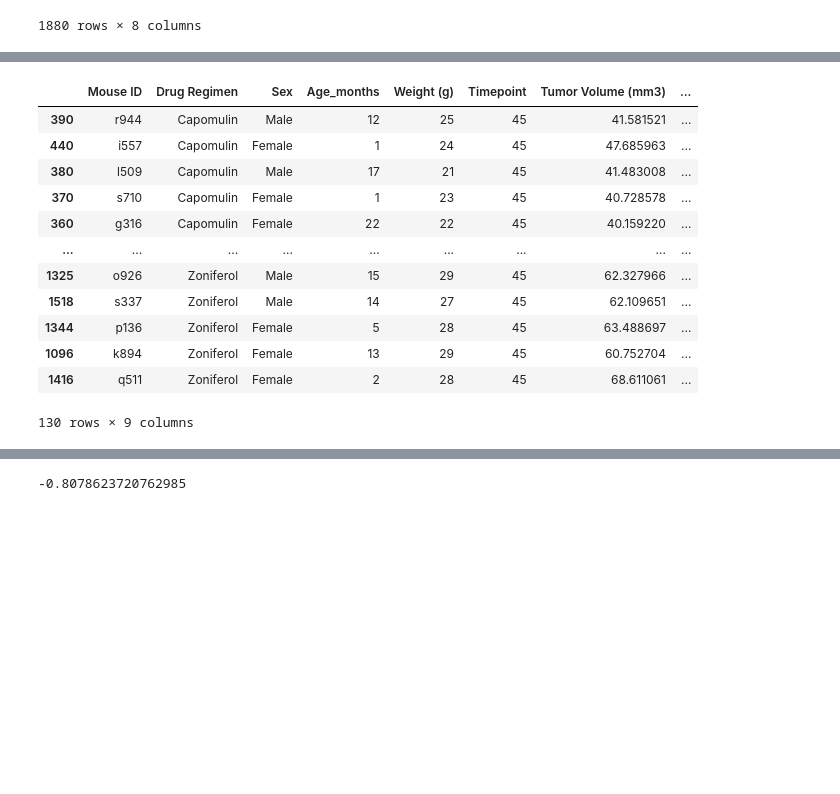
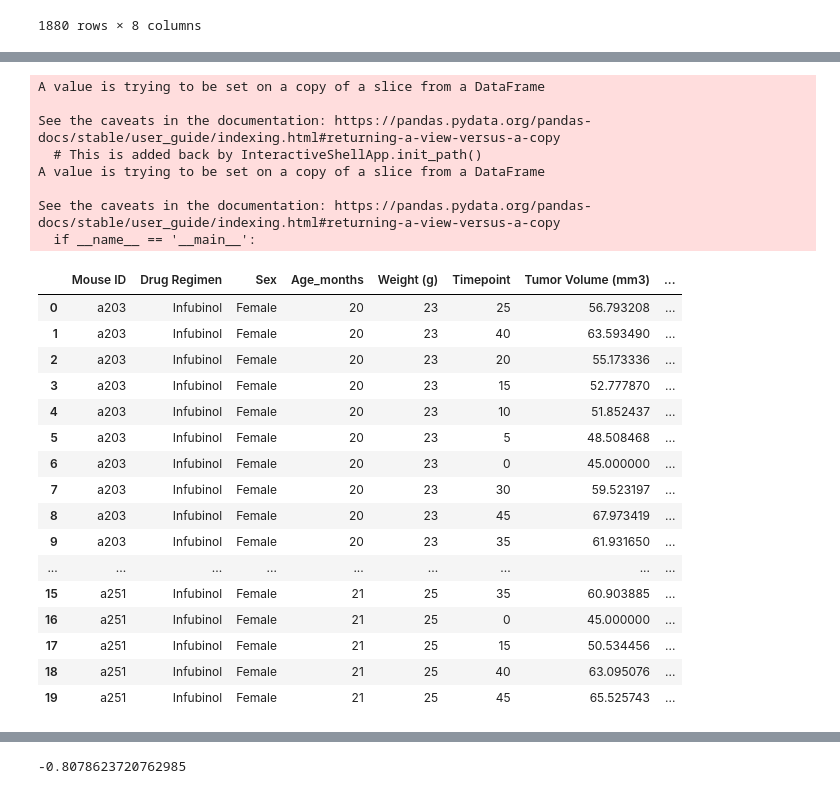
Before and after one commit to kitty-cat-catania/matplotlib-challenge, a Jupyter notebook: main.py.ipynb, the cells around one changed output, grey strips where cells are left out. Cells and saved outputs as stored; diff of their text form; code cells hidden in the pictures; blank space fills up the shorter version.

```diff
--- a/main.py.ipynb
+++ b/main.py.ipynb
@@ -357,16 +271,40 @@ sorted_d3 = data_df3_dropna.sort_values("Drug Regimen")
-# %%
-sorted_d3
-# %% [output]
-|  | Mouse ID | Drug Regimen | Sex | Age_months | Weight (g) | Timepoint | Tumor Volume (mm3) | ... |
-| 390 | r944 | Capomulin | Male | 12 | 25 | 45 | 41.581521 | ... |
-| 440 | i557 | Capomulin | Female | 1 | 24 | 45 | 47.685963 | ... |
-| 380 | l509 | Capomulin | Male | 17 | 21 | 45 | 41.483008 | ... |
-| 370 | s710 | Capomulin | Female | 1 | 23 | 45 | 40.728578 | ... |
-| 360 | g316 | Capomulin | Female | 22 | 22 | 45 | 40.159220 | ... |
-| ... | ... | ... | ... | ... | ... | ... | ... | ... |
-| 1325 | o926 | Zoniferol | Male | 15 | 29 | 45 | 62.327966 | ... |
-| 1518 | s337 | Zoniferol | Male | 14 | 27 | 45 | 62.109651 | ... |
-| 1344 | p136 | Zoniferol | Female | 5 | 28 | 45 | 63.488697 | ... |
-| 1096 | k894 | Zoniferol | Female | 13 | 29 | 45 | 60.752704 | ... |
-| 1416 | q511 | Zoniferol | Female | 2 | 28 | 45 | 68.611061 | ... |
-130 rows × 9 columns
+# %%
+data_df3_dropna["ughwhy"]= ""
+
+for row in range(0,1879):
+    time = data_df3_dropna.Timepoint[row]
+    maxx = data_df3_dropna.MaxTime[row]
+    #print(time)
+    #print(maxx)
+    if (time ==maxx):
+        data_df3_dropna.ughwhy[row]="yep"
+    else:
+        data_df3_dropna.ughwhy[row]='nah'
+
+data_df3_dropna.head(20)
+# %% [output]
+A value is trying to be set on a copy of a slice from a DataFrame
+
+See the caveats in the documentation: https://pandas.pydata.org/pandas-docs/stable/user_guide/indexing.html#returning-a-view-versus-a-copy
+  # This is added back by InteractiveShellApp.init_path()
+A value is trying to be set on a copy of a slice from a DataFrame
+
+See the caveats in the documentation: https://pandas.pydata.org/pandas-docs/stable/user_guide/indexing.html#returning-a-view-versus-a-copy
+  if __name__ == '__main__':
+|  | Mouse ID | Drug Regimen | Sex | Age_months | Weight (g) | Timepoint | Tumor Volume (mm3) | ... |
+| 0 | a203 | Infubinol | Female | 20 | 23 | 25 | 56.793208 | ... |
+| 1 | a203 | Infubinol | Female | 20 | 23 | 40 | 63.593490 | ... |
+| 2 | a203 | Infubinol | Female | 20 | 23 | 20 | 55.173336 | ... |
+| 3 | a203 | Infubinol | Female | 20 | 23 | 15 | 52.777870 | ... |
+| 4 | a203 | Infubinol | Female | 20 | 23 | 10 | 51.852437 | ... |
+| 5 | a203 | Infubinol | Female | 20 | 23 | 5 | 48.508468 | ... |
+| 6 | a203 | Infubinol | Female | 20 | 23 | 0 | 45.000000 | ... |
+| 7 | a203 | Infubinol | Female | 20 | 23 | 30 | 59.523197 | ... |
+| 8 | a203 | Infubinol | Female | 20 | 23 | 45 | 67.973419 | ... |
+| 9 | a203 | Infubinol | Female | 20 | 23 | 35 | 61.931650 | ... |
+| ... | ... | ... | ... | ... | ... | ... | ... | ... |
+| 15 | a251 | Infubinol | Female | 21 | 25 | 35 | 60.903885 | ... |
+| 16 | a251 | Infubinol | Female | 21 | 25 | 0 | 45.000000 | ... |
+| 17 | a251 | Infubinol | Female | 21 | 25 | 15 | 50.534456 | ... |
+| 18 | a251 | Infubinol | Female | 21 | 25 | 40 | 63.095076 | ... |
+| 19 | a251 | Infubinol | Female | 21 | 25 | 45 | 65.525743 | ... |
```
Also changed, not shown: parts of 35 cells of this notebook.
